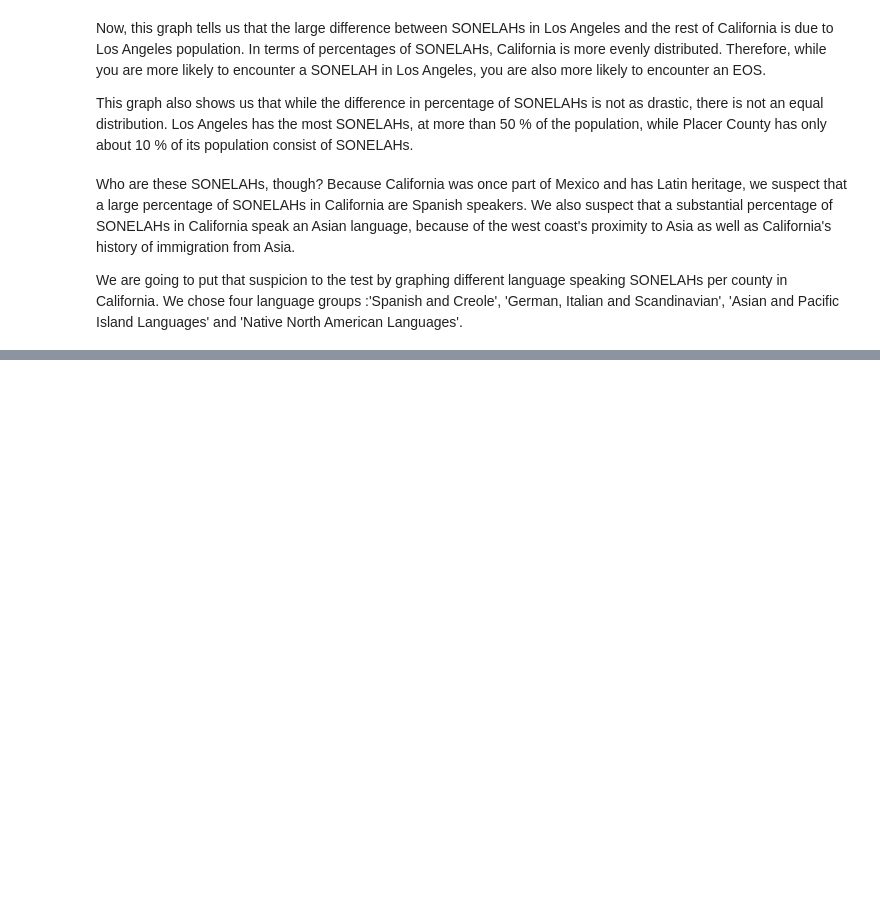
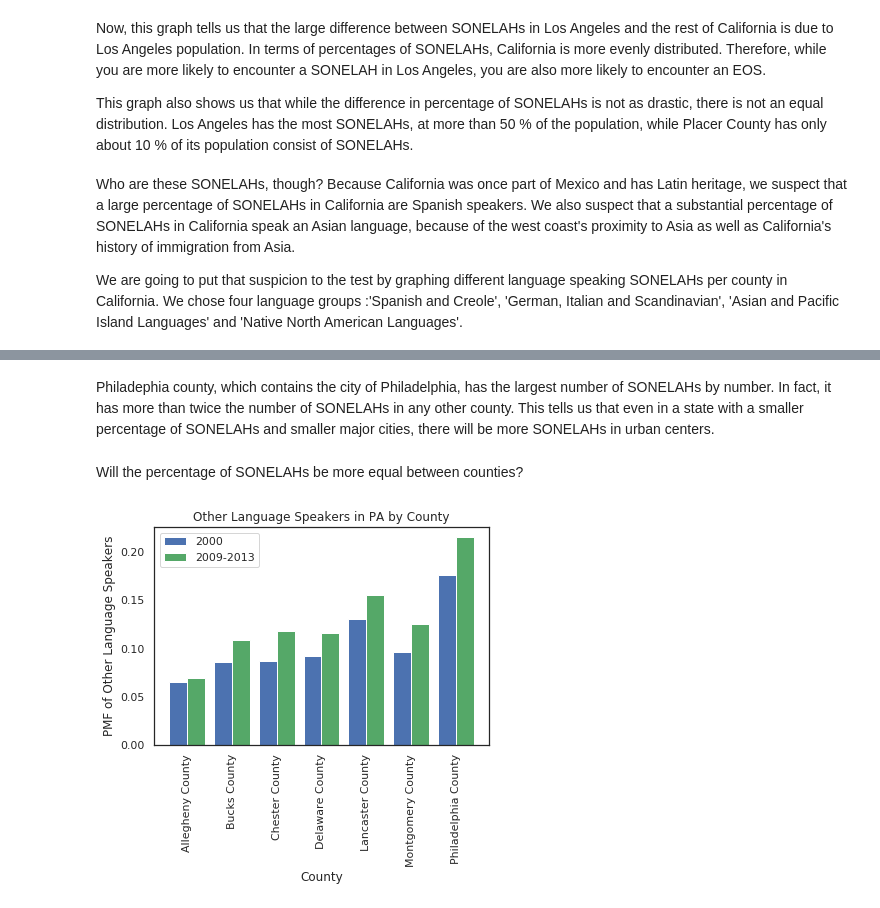
Before and after one commit to AllisonBusa/The-Mother-Tongue-of-US-Communities, a Jupyter notebook: finalfinal.ipynb, the cells around one changed output, grey strips where cells are left out. Cells and saved outputs as stored; diff of their text form; code cells hidden in the pictures; blank space fills up the shorter version.

```diff
--- a/finalfinal.ipynb
+++ b/finalfinal.ipynb
@@ -567,0 +586,8 @@ We were surprised that in San Francisco county and in Santa Clara county, the ma
+# %% [markdown]
+Philadephia county, which contains the city of Philadelphia, has the largest number of SONELAHs by number. In fact, it has more than twice the number of SONELAHs in any other county. This tells us that even in a state with a smaller percentage of SONELAHs and smaller major cities, there will be more SONELAHs in urban centers.
+# %% [markdown]
+Will the percentage of SONELAHs be more equal between counties?
+# %%
+plotCountyPMF("PA")
+# %% [output]
+[figure, added]
```
Also changed, not shown: parts of 12 cells of this notebook.
